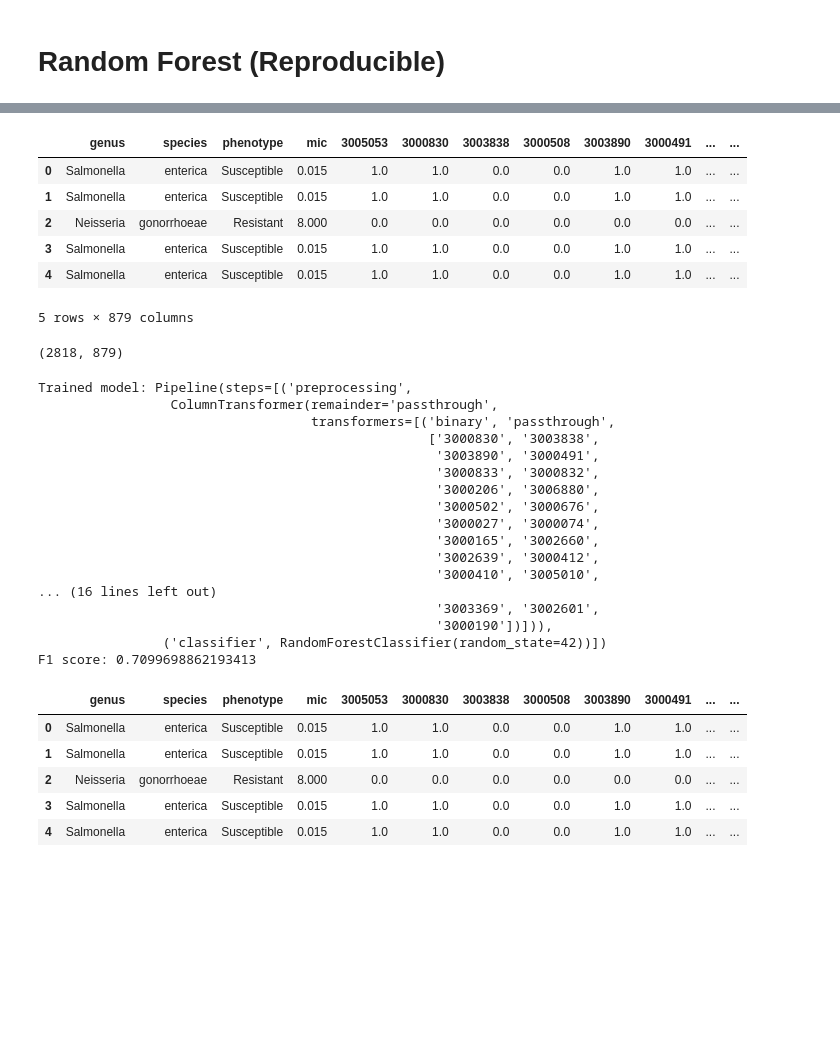
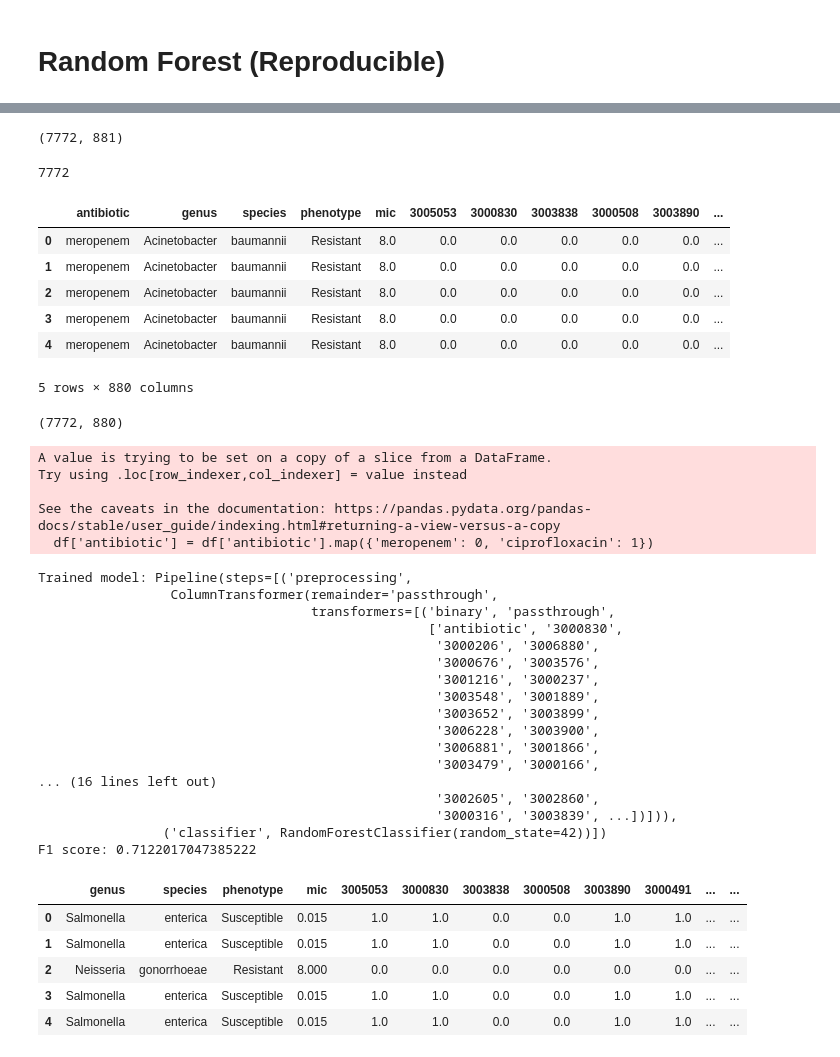
Before and after one commit to ccm-bioinfo/Camda24_resistance, a Jupyter notebook: Notebooks/group-2/rf_lg_models.ipynb, the cells around one changed output, grey strips where cells are left out. Saved outputs shown, nothing was run; the diff lists cells and outputs as text; code cells hidden in the pictures; blank space fills up the shorter version.

```diff
--- a/Notebooks/group-2/rf_lg_models.ipynb
+++ b/Notebooks/group-2/rf_lg_models.ipynb
@@ -12,5 +12,5 @@ from sklearn.pipeline import Pipeline
 from sklearn.impute import SimpleImputer
 from sklearn.preprocessing import StandardScaler
 # %%
-filepath = '/home/jupyter-user7/CAMDA/Camda24_resistance/DataSets/group-2/data/stratified_train_set.tsv.gz'
-df1 = pd.read_csv(filepath, sep='\t', compression='gzip')
+filepath = '/home/jupyter-user7/CAMDA/Camda24_resistance/DataSets/group-2/data/combined_antibiotic_resistance.tsv'
+df = pd.read_csv(filepath, sep='\t')
@@ -17,18 +27,26 @@ df1 = pd.read_csv(filepath, sep='\t', compression='gzip')
+# %%
+df.shape
+# %% [output]
+(7772, 881)
+# %%
+df.isnull().value_counts().sum()
+# %% [output]
+7772
 # %%
-df1 = df1.drop('accession', axis=1)
-df1.head()
+df = df.drop('accession', axis=1)
+df.head()
 # %% [output]
-|  | genus | species | phenotype | mic | 3005053 | 3000830 | 3003838 | 3000508 | 3003890 | 3000491 | ... | ... |
-| 0 | Salmonella | enterica | Susceptible | 0.015 | 1.0 | 1.0 | 0.0 | 0.0 | 1.0 | 1.0 | ... | ... |
-| 1 | Salmonella | enterica | Susceptible | 0.015 | 1.0 | 1.0 | 0.0 | 0.0 | 1.0 | 1.0 | ... | ... |
-| 2 | Neisseria | gonorrhoeae | Resistant | 8.000 | 0.0 | 0.0 | 0.0 | 0.0 | 0.0 | 0.0 | ... | ... |
-| 3 | Salmonella | enterica | Susceptible | 0.015 | 1.0 | 1.0 | 0.0 | 0.0 | 1.0 | 1.0 | ... | ... |
-| 4 | Salmonella | enterica | Susceptible | 0.015 | 1.0 | 1.0 | 0.0 | 0.0 | 1.0 | 1.0 | ... | ... |
+|  | antibiotic | genus | species | phenotype | mic | 3005053 | 3000830 | 3003838 | 3000508 | 3003890 | ... |
+| 0 | meropenem | Acinetobacter | baumannii | Resistant | 8.0 | 0.0 | 0.0 | 0.0 | 0.0 | 0.0 | ... |
+| 1 | meropenem | Acinetobacter | baumannii | Resistant | 8.0 | 0.0 | 0.0 | 0.0 | 0.0 | 0.0 | ... |
+| 2 | meropenem | Acinetobacter | baumannii | Resistant | 8.0 | 0.0 | 0.0 | 0.0 | 0.0 | 0.0 | ... |
+| 3 | meropenem | Acinetobacter | baumannii | Resistant | 8.0 | 0.0 | 0.0 | 0.0 | 0.0 | 0.0 | ... |
+| 4 | meropenem | Acinetobacter | baumannii | Resistant | 8.0 | 0.0 | 0.0 | 0.0 | 0.0 | 0.0 | ... |
-5 rows × 879 columns
+5 rows × 880 columns
 # %%
-df1.shape
+df.shape
 # %% [output]
-(2818, 879)
+(7772, 880)
 # %%
 def train_random_forest(df):
     """
@@ -80,27 +102,32 @@ def train_random_forest(df):
 
     return model_pipeline, f1
 # %%
-model, f1 = train_random_forest(df1)
+model, f1 = train_random_forest(df)
 print(f'Trained model: {model}')
 print(f'F1 score: {f1}')
 # %% [output]
-Trained model: Pipeline(steps=[('preprocessing',
-                 ColumnTransformer(remainder='passthrough',
-                                   transformers=[('binary', 'passthrough',
-                                                  ['3000830', '3003838',
-                                                   '3003890', '3000491',
-                                                   '3000833', '3000832',
-                                                   '3000206', '3006880',
-                                                   '3000502', '3000676',
-                                                   '3000027', '3000074',
-                                                   '3000165', '3002660',
-                                                   '3002639', '3000412',
-                                                   '3000410', '3005010',
-... (16 lines left out)
-                                                   '3003369', '3002601',
-                                                   '3000190'])])),
-                ('classifier', RandomForestClassifier(random_state=42))])
-F1 score: 0.7099698862193413
+A value is trying to be set on a copy of a slice from a DataFrame.
+Try using .loc[row_indexer,col_indexer] = value instead
+
+See the caveats in the documentation: https://pandas.pydata.org/pandas-docs/stable/user_guide/indexing.html#returning-a-view-versus-a-copy
+  df['antibiotic'] = df['antibiotic'].map({'meropenem': 0, 'ciprofloxacin': 1})
+Trained model: Pipeline(steps=[('preprocessing',
+                 ColumnTransformer(remainder='passthrough',
+                                   transformers=[('binary', 'passthrough',
+                                                  ['antibiotic', '3000830',
+                                                   '3000206', '3006880',
+                                                   '3000676', '3003576',
+                                                   '3001216', '3000237',
+                                                   '3003548', '3001889',
+                                                   '3003652', '3003899',
+                                                   '3006228', '3003900',
+                                                   '3006881', '3001866',
+                                                   '3003479', '3000166',
+... (16 lines left out)
+                                                   '3002605', '3002860',
+                                                   '3000316', '3003839', ...])])),
+                ('classifier', RandomForestClassifier(random_state=42))])
+F1 score: 0.7122017047385222
 # %%
 df1.head()
 # %% [output]
```
Also changed, not shown: parts of 2 cells of this notebook.
